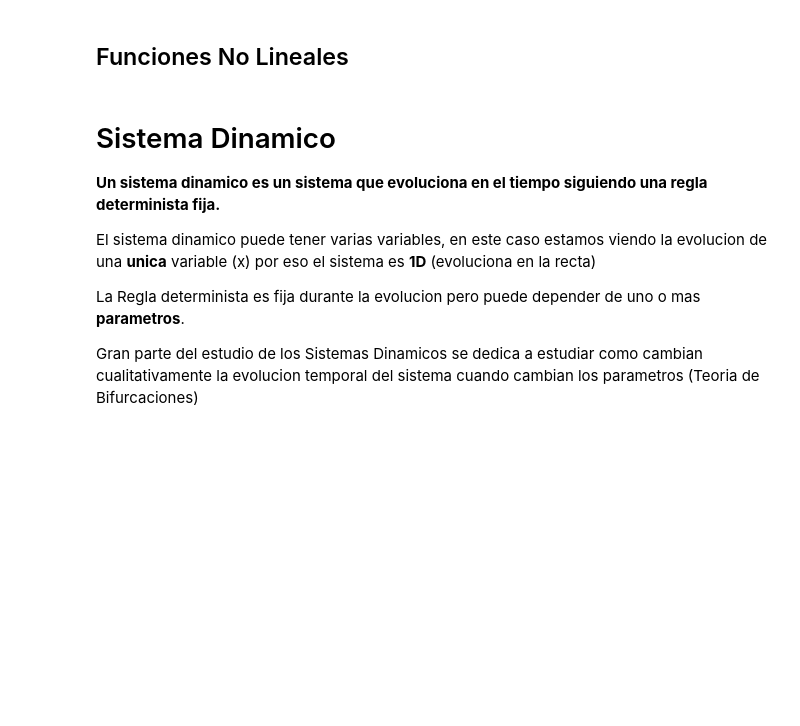
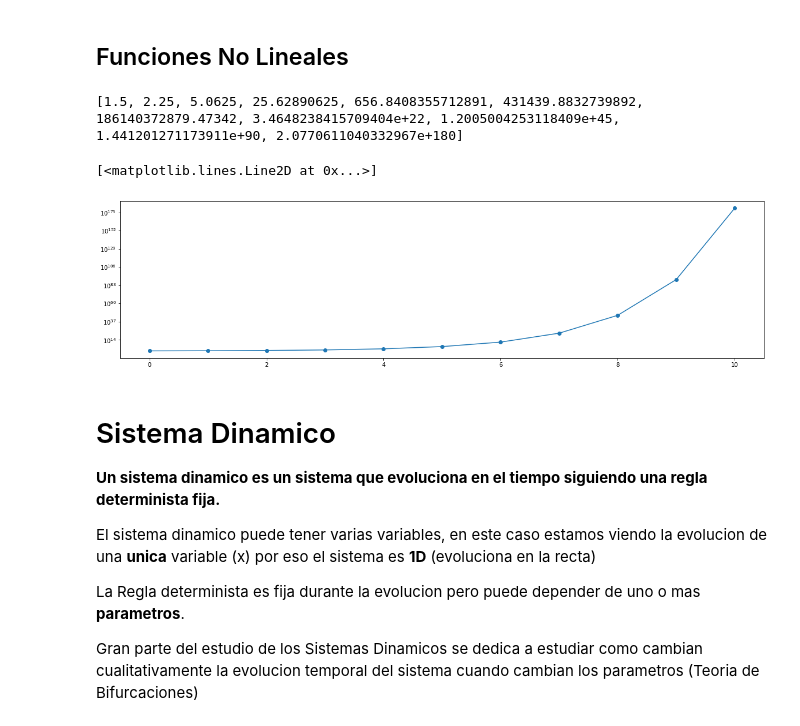
Before and after one commit to meguia/DNL_unq, a Jupyter notebook: DNL_mapas.ipynb, the cells around one changed output. Saved outputs shown, nothing was run; the diff lists cells and outputs as text; code cells hidden in the pictures; blank space fills up the shorter version.

```diff
--- a/DNL_mapas.ipynb
+++ b/DNL_mapas.ipynb
@@ -12,4 +12,4 @@ from matplotlib import rcParams
 Una Funcion me devuelve a la salida un **UNICO** valor que depende **SOLO** de la entrada (es **DETERMINISTA**).
 # %%
 def f(x):
-  return 1.5*x
+  return 2*x
@@ -33,10 +43,10 @@ Esto se puede hacer de forma recursiva usando un bucle *for* una cantidad fija d
 
 **T** es la cantidad de veces que vamos a iterar, para aludir al **TIEMPO**. el array $x_n$ se llama **TRAYECTORIA** u **ORBITA**
 # %%
-T = 4
+T = 100
 x = 0.1
 xn = [x]
 for t in range(T):
   x = f(x)
   xn.append(x)
-xn
+print(xn)
@@ -44,12 +56,11 @@ xn
 Y podemos graficar el resultado usando la funcion plot de matplotlib
 # %%
 T = 100
-x = 0.1
+x = 1
 xn = [x]
 for t in range(T):
   x = f(x)
   xn.append(x)
-xn
 # %%
 rcParams['figure.figsize'] = (20, 5)
 plt.plot(xn,'o-');
@@ -61,14 +76,18 @@ plt.semilogy(xn,'o-');
 def f(x):
   return x*x
 # %%
-T = 20
-x = 0.999
+T = 10
+x = 1.5
 xn = [x]
 for t in range(T):
   x = f(x)
   xn.append(x)
-
-plt.plot(xn,'-o')
+print(xn)
+plt.semilogy(xn,'-o')
+# %% [output]
+[1.5, 2.25, 5.0625, 25.62890625, 656.8408355712891, 431439.8832739892, 186140372879.47342, 3.4648238415709404e+22, 1.2005004253118409e+45, 1.441201271173911e+90, 2.0770611040332967e+180]
+[<matplotlib.lines.Line2D at 0x...>]
+[figure, added]
 # %% [markdown]
 # Sistema Dinamico
 
```
Also changed, not shown: parts of 11 cells of this notebook, 1 other file.
